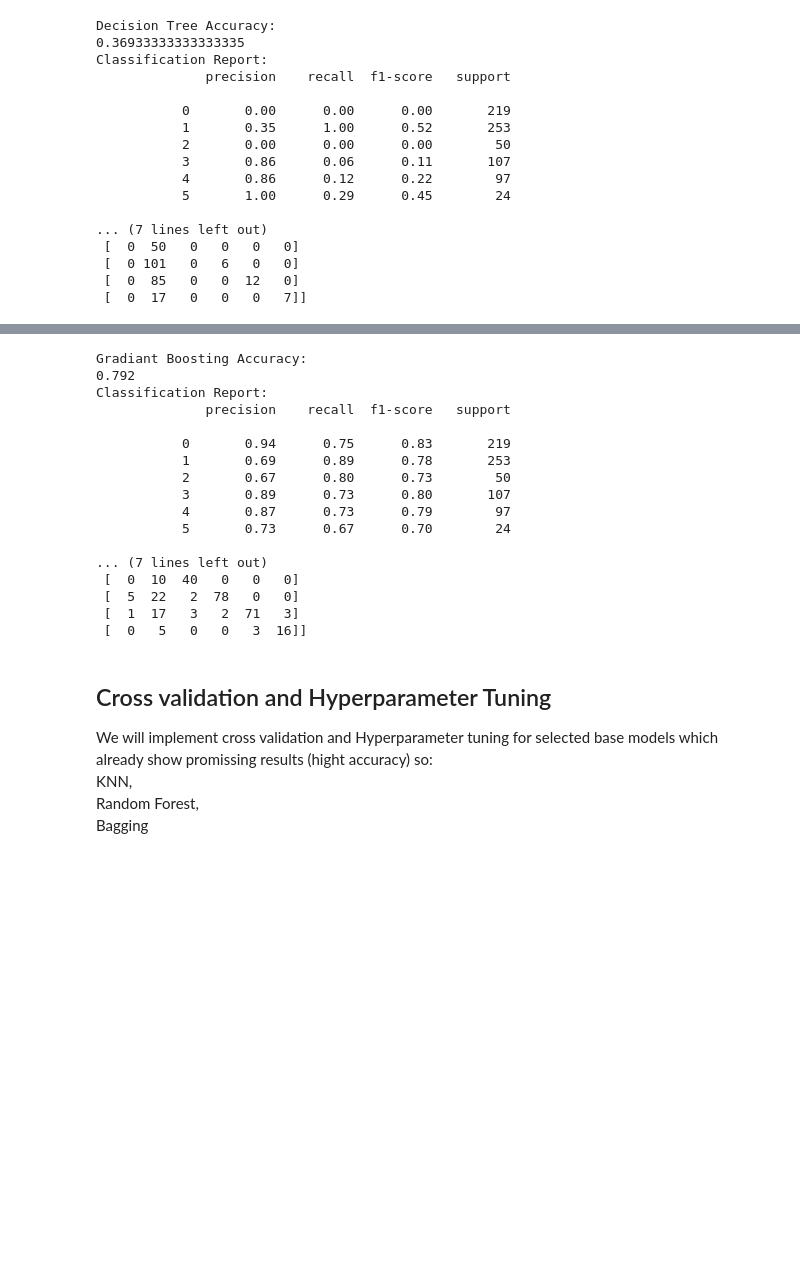
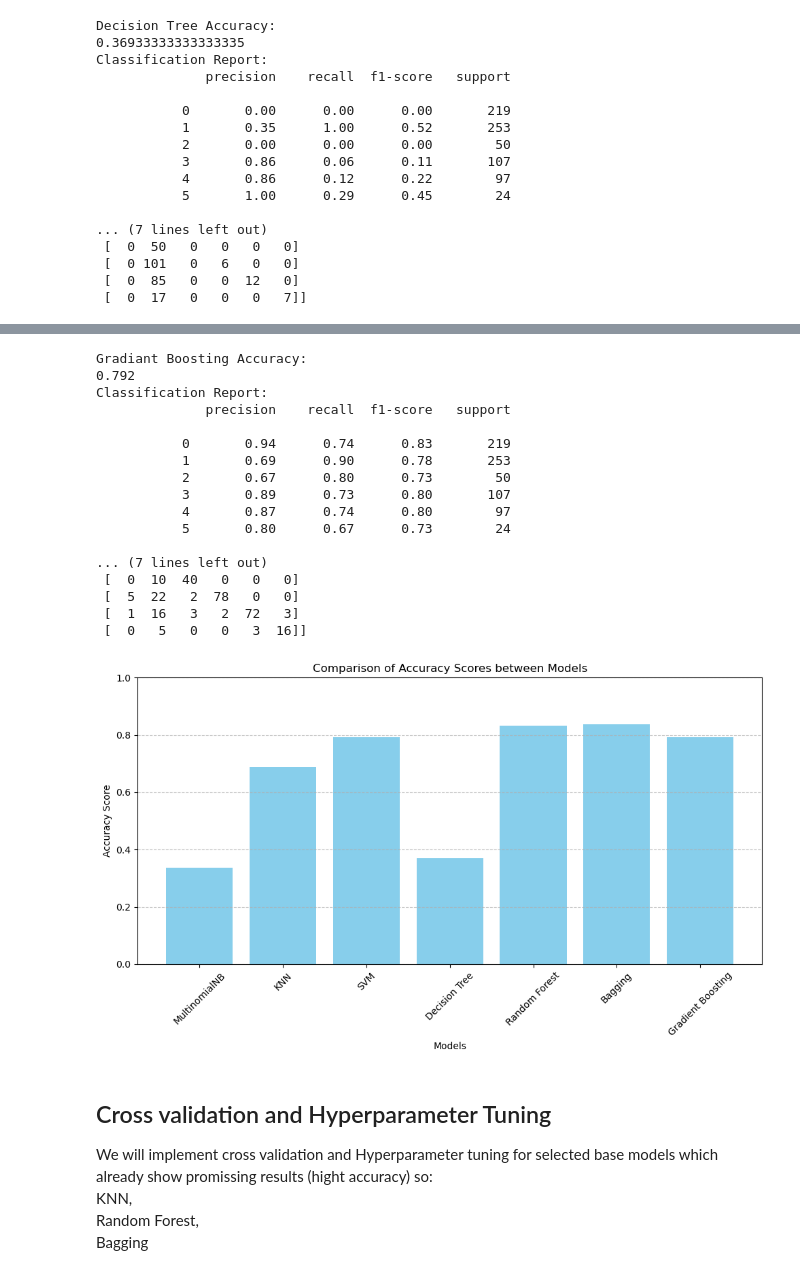
Before and after one commit to sofiaamartinezz/IS_Seminar2, a Jupyter notebook: assignment.ipynb, the cells around one changed output, grey strips where cells are left out. Cells and saved outputs as stored; diff of their text form; code cells hidden in the pictures; blank space fills up the shorter version.

```diff
--- a/assignment.ipynb
+++ b/assignment.ipynb
@@ -134,7 +148,8 @@ from sklearn.metrics import accuracy_score, classification_report, confusion_mat
 # Majority classifier
 predicted_labels = [y_train.value_counts().idxmax()]*len(y_test)
 print("Majority classifier Accuracy:")
-print(accuracy_score(y_test, predicted_labels))
+MC_accuracy_score = accuracy_score(y_test, predicted_labels)
+print(MC_accuracy_score)
 print('Classification Report:')
 print(classification_report(y_test, predicted_labels))
 print('Confusion Matrix:')
@@ -276,11 +295,11 @@ Classification Report:
 # %%
 # Bagging
-
 bc = BaggingClassifier()
-bc.fit(X_train_tfidf, y_train)
-predicted_bc = bc.predict(X_test_tfidf)
+bc.fit(X_train, y_train)
+predicted_bc = bc.predict(X_test)
 print("Bagging Accuracy:")
-print(accuracy_score(y_test, predicted_bc))
+Bagging_accuracy_score = accuracy_score(y_test, predicted_bc)
+print(Bagging_accuracy_score)
 print('Classification Report:')
 print(classification_report(y_test, predicted_bc))
 print('Confusion Matrix:')
@@ -306,11 +325,11 @@ Classification Report:
 # %%
 # Gradiant Boosting
-
 gb = GradientBoostingClassifier()
-gb.fit(X_train_tfidf, y_train)
-predicted_gb = gb.predict(X_test_tfidf)
+gb.fit(X_train, y_train)
+predicted_gb = gb.predict(X_test)
 print("Gradiant Boosting Accuracy:")
-print(accuracy_score(y_test, predicted_gb))
+GB_accuracy_score = accuracy_score(y_test, predicted_gb)
+print(GB_accuracy_score)
 print('Classification Report:')
 print(classification_report(y_test, predicted_gb))
 print('Confusion Matrix:')
@@ -321,18 +340,56 @@ Gradiant Boosting Accuracy:
 Classification Report:
               precision    recall  f1-score   support
 
-           0       0.94      0.75      0.83       219
-           1       0.69      0.89      0.78       253
+           0       0.94      0.74      0.83       219
+           1       0.69      0.90      0.78       253
            2       0.67      0.80      0.73        50
            3       0.89      0.73      0.80       107
-           4       0.87      0.73      0.79        97
-           5       0.73      0.67      0.70        24
+           4       0.87      0.74      0.80        97
+           5       0.80      0.67      0.73        24
 
 ... (7 lines left out)
  [  0  10  40   0   0   0]
  [  5  22   2  78   0   0]
- [  1  17   3   2  71   3]
+ [  1  16   3   2  72   3]
  [  0   5   0   0   3  16]]
+# %%
+import matplotlib.pyplot as plt
+
+model_names = [
+    'MultinomialNB',
+    'KNN',
+    'SVM',
+    'Decision Tree',
+    'Random Forest',
+    'Bagging',
+    'Gradient Boosting'
+]
+
+# Accuracy scores for each model
+accuracy_scores = [
+    MC_accuracy_score,
+    KNN_accuracy_score,
+    SVM_accuracy_score,
+    DT_accuracy_score,
+    RF_accuracy_score,
+    Bagging_accuracy_score,
+    GB_accuracy_score
+]
+
+
+plt.figure(figsize=(10, 8))
+plt.bar(model_names, accuracy_scores, color='skyblue')
+plt.title('Comparison of Accuracy Scores between Models')
+plt.xlabel('Models')
+plt.ylabel('Accuracy Score')
+plt.ylim(0, 1)
+plt.xticks(rotation=45)
+plt.grid(axis='y', linestyle='--', alpha=0.7)
+
+plt.tight_layout()
+plt.show()
+# %% [output]
+[figure, added]
 # %% [markdown]
 ## Cross validation and Hyperparameter Tuning
 We will implement cross validation and Hyperparameter tuning for selected base models which already show promissing results (hight accuracy) so:
```
Also changed, not shown: parts of 13 cells of this notebook.
